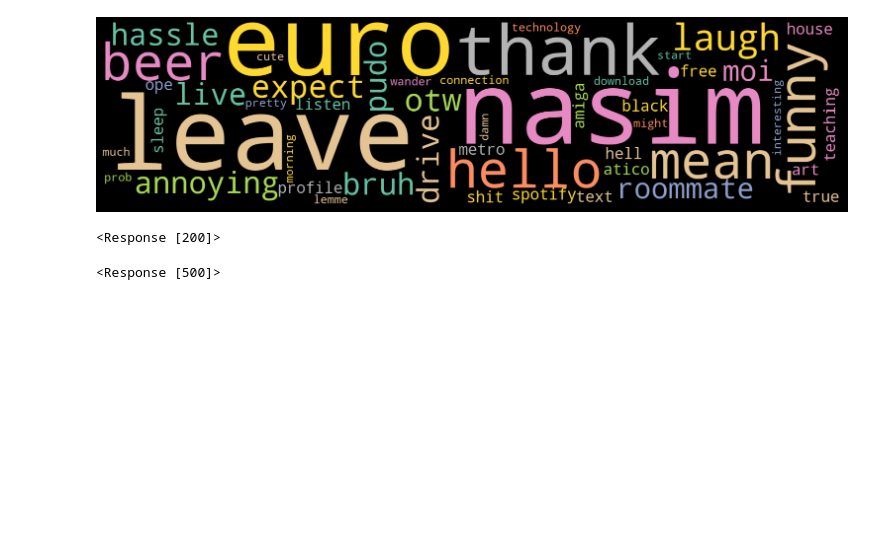
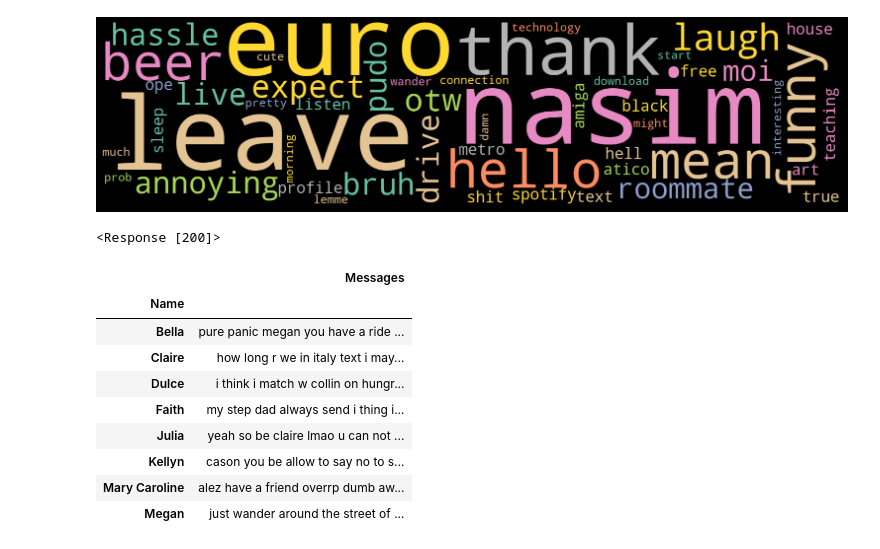
Before and after one commit to casoncalvet/Project4, a Jupyter notebook: Code/REQUESTS.ipynb, the cells around one changed output. Drawn from its saved outputs; the diff is of its cells as text; code cells hidden in the pictures; blank space fills up the shorter version.

```diff
--- a/Code/REQUESTS.ipynb
+++ b/Code/REQUESTS.ipynb
@@ -47,7 +74,24 @@ requests.post('http://127.0.0.1:9000/insertrow', params= {'Name': 'Cason',
                                                         'Message': 'hey'})
 # %% [output]
 <Response [200]>
-# %%
-res
-# %% [output]
-<Response [500]>
+# %%
+# Checking if query works
+res= requests.get('http://127.0.0.1:9000/sql').json()
+hey= pd.DataFrame(res)
+# It works!
+# %%
+hey.set_index('Name', drop = True, inplace= True)
+hey.drop(['Cason'], inplace= True)
+# %%
+hey
+# %% [output]
+|  | Messages |
+| Name |  |
+| Bella | pure panic megan you have a ride ... |
+| Claire | how long r we in italy text i may... |
+| Dulce | i think i match w collin on hungr... |
+| Faith | my step dad always send i thing i... |
+| Julia | yeah so be claire lmao u can not ... |
+| Kellyn | cason you be allow to say no to s... |
+| Mary Caroline | alez have a friend overrp dumb aw... |
+| Megan | just wander around the street of ... |
```
Also changed, not shown: parts of 3 cells of this notebook, 5 other files.
